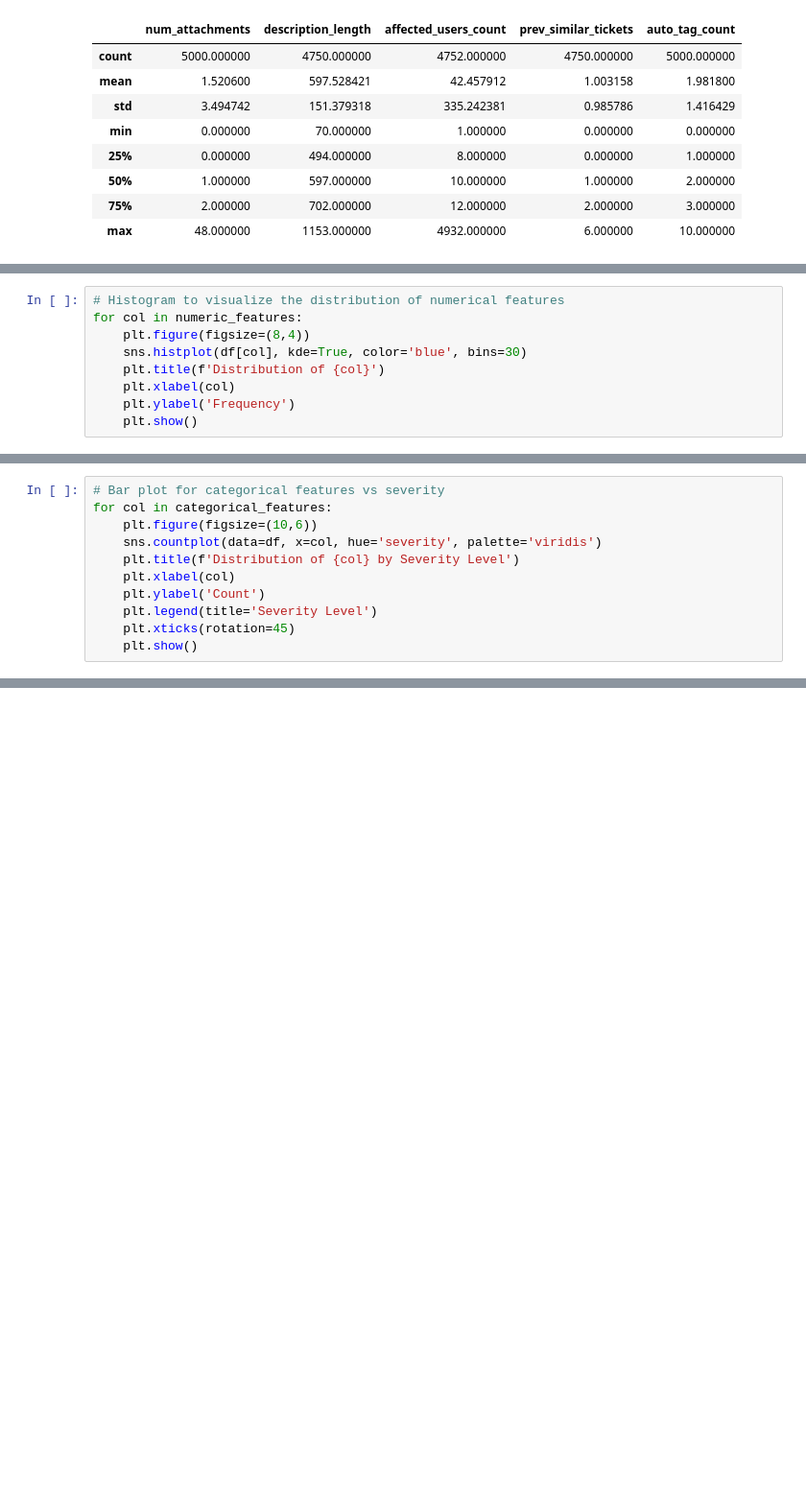
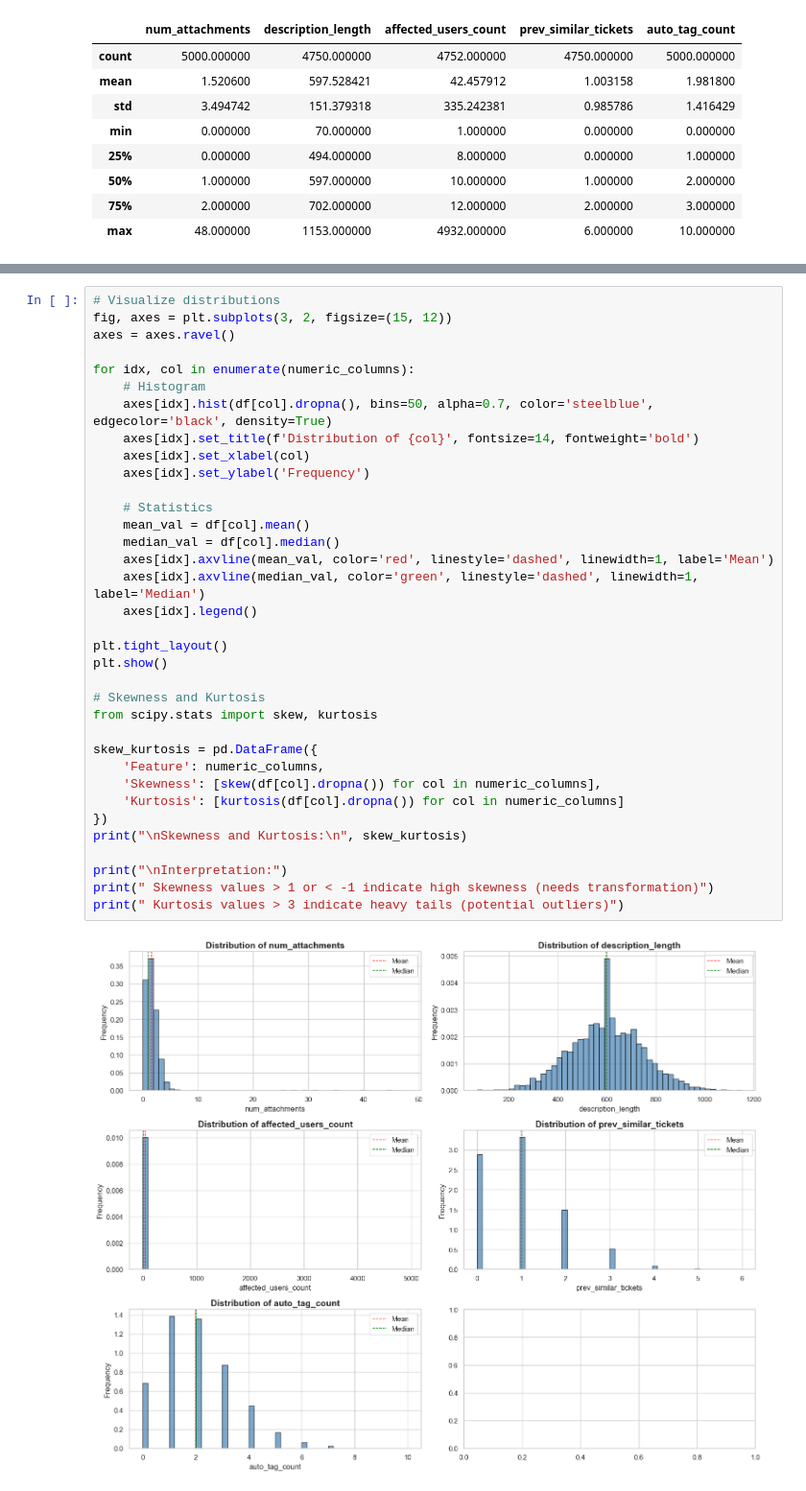
Before and after one commit to getrudeHarriet/Bug-Severity-ML-Project, a Jupyter notebook: notebook/CleaningandEDA.ipynb, the cells around one changed output, grey strips where cells are left out. Shown at 96% size. Saved outputs shown, nothing was run; the diff lists cells and outputs as text; blank space fills up the shorter version.

```diff
--- a/notebook/CleaningandEDA.ipynb
+++ b/notebook/CleaningandEDA.ipynb
@@ -178,9 +249,0 @@ We have 11 categorical features : ['product_area', 'customer_type', 'priority',
-# %%
-# Histogram to visualize the distribution of numerical features
-for col in numeric_features:
-    plt.figure(figsize=(8,4))
-    sns.histplot(df[col], kde=True, color='blue', bins=30)
-    plt.title(f'Distribution of {col}')
-    plt.xlabel(col)
-    plt.ylabel('Frequency')
-    plt.show()
@@ -196,11 +249,0 @@ for col in numeric_features:
-# %%
-# Bar plot for categorical features vs severity
-for col in categorical_features:
-    plt.figure(figsize=(10,6))
-    sns.countplot(data=df, x=col, hue='severity', palette='viridis')
-    plt.title(f'Distribution of {col} by Severity Level')
-    plt.xlabel(col)
-    plt.ylabel('Count')
-    plt.legend(title='Severity Level')
-    plt.xticks(rotation=45)
-    plt.show()
@@ -258,0 +252,37 @@ df.to_csv('data/bug-severity-cleaned.csv', index=False)
+# %%
+# Visualize distributions
+fig, axes = plt.subplots(3, 2, figsize=(15, 12))
+axes = axes.ravel()
+
+for idx, col in enumerate(numeric_columns):
+    # Histogram
+    axes[idx].hist(df[col].dropna(), bins=50, alpha=0.7, color='steelblue', edgecolor='black', density=True)
+    axes[idx].set_title(f'Distribution of {col}', fontsize=14, fontweight='bold')
+    axes[idx].set_xlabel(col)
+    axes[idx].set_ylabel('Frequency')
+
+    # Statistics
+    mean_val = df[col].mean()
+    median_val = df[col].median()
+    axes[idx].axvline(mean_val, color='red', linestyle='dashed', linewidth=1, label='Mean')
+    axes[idx].axvline(median_val, color='green', linestyle='dashed', linewidth=1, label='Median')
+    axes[idx].legend()
+
+plt.tight_layout()
+plt.show()
+
+# Skewness and Kurtosis
+from scipy.stats import skew, kurtosis
+
+skew_kurtosis = pd.DataFrame({
+    'Feature': numeric_columns,
+    'Skewness': [skew(df[col].dropna()) for col in numeric_columns],
+    'Kurtosis': [kurtosis(df[col].dropna()) for col in numeric_columns]
+})
+print("\nSkewness and Kurtosis:\n", skew_kurtosis)
+
+print("\nInterpretation:")
+print(" Skewness values > 1 or < -1 indicate high skewness (needs transformation)")
+print(" Kurtosis values > 3 indicate heavy tails (potential outliers)")
+# %% [output]
+[figure, added]
```
Also changed, not shown: parts of 33 cells of this notebook, 2 other files.
